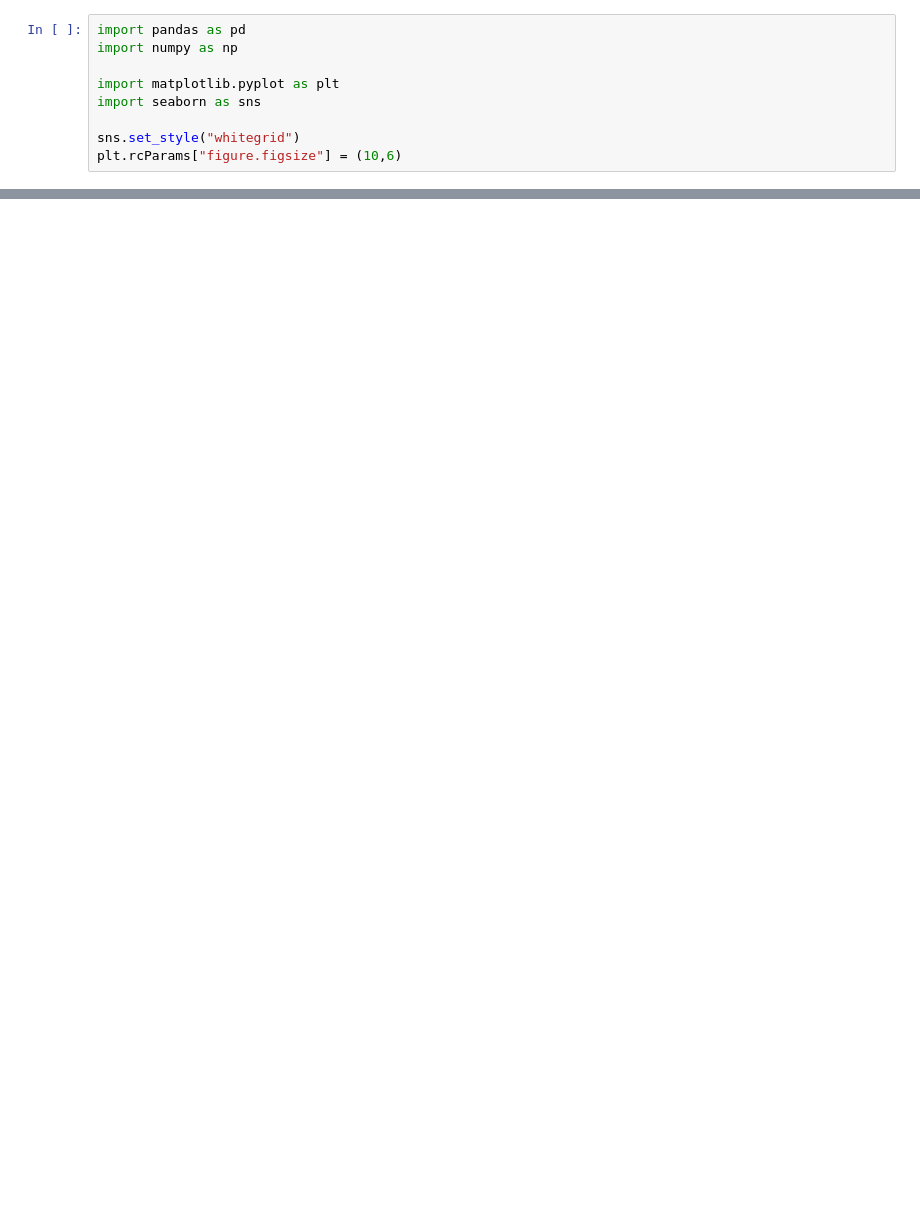
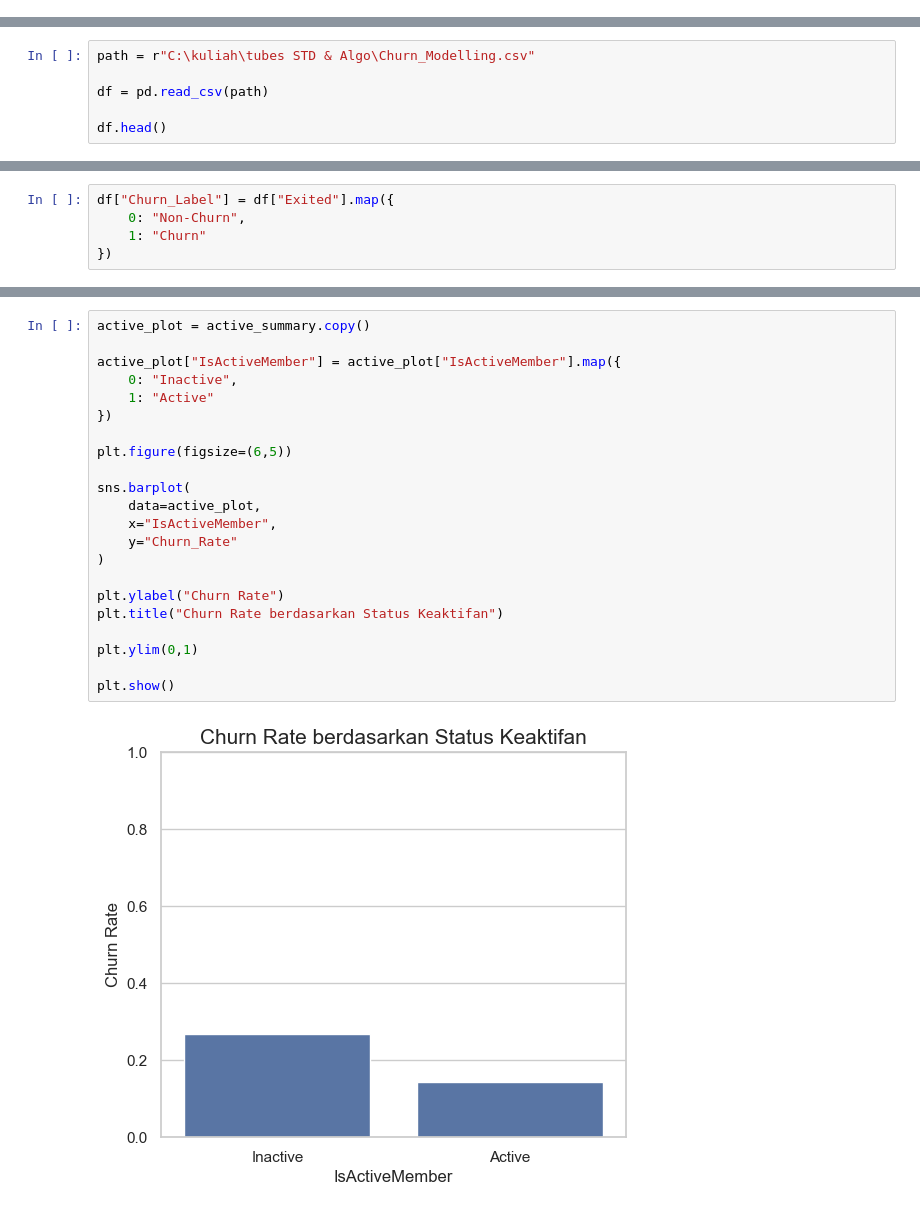
Before and after one commit to kimithora/Tubes-Struktur-Data-Algoritma, a Jupyter notebook: EDAstd.IPYNB, the cells around one changed output, grey strips where cells are left out. Drawn from its saved outputs; the diff is of its cells as text; blank space fills up the shorter version.

```diff
--- a/EDAstd.IPYNB
+++ b/EDAstd.IPYNB
@@ -5,9 +0,0 @@ Library dan import data
-# %%
-import pandas as pd
-import numpy as np
-
-import matplotlib.pyplot as plt
-import seaborn as sns
-
-sns.set_style("whitegrid")
-plt.rcParams["figure.figsize"] = (10,6)
@@ -381,0 +14,6 @@ fig.show()
+# %%
+path = r"C:\kuliah\tubes STD & Algo\Churn_Modelling.csv"
+
+df = pd.read_csv(path)
+
+df.head()
@@ -381,0 +195,5 @@ fig.show()
+# %%
+df["Churn_Label"] = df["Exited"].map({
+    0: "Non-Churn",
+    1: "Churn"
+})
@@ -381,0 +463,24 @@ fig.show()
+# %%
+active_plot = active_summary.copy()
+
+active_plot["IsActiveMember"] = active_plot["IsActiveMember"].map({
+    0: "Inactive",
+    1: "Active"
+})
+
+plt.figure(figsize=(6,5))
+
+sns.barplot(
+    data=active_plot,
+    x="IsActiveMember",
+    y="Churn_Rate"
+)
+
+plt.ylabel("Churn Rate")
+plt.title("Churn Rate berdasarkan Status Keaktifan")
+
+plt.ylim(0,1)
+
+plt.show()
+# %% [output]
+[figure, added]
```
Also changed, not shown: parts of 54 cells of this notebook, 4 other files.
